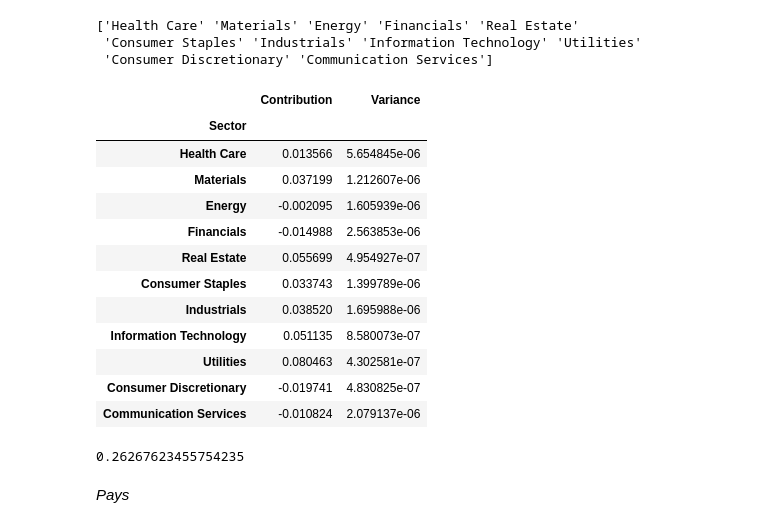
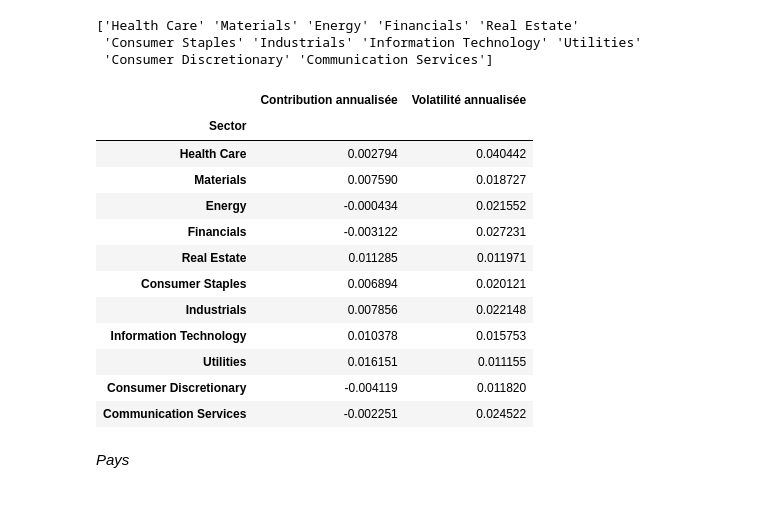
Before and after one commit to YvesAdl/BI_Finance_project, a Jupyter notebook: Facts sheet.ipynb, the cells around one changed output. Drawn from its saved outputs; the diff is of its cells as text; code cells hidden in the pictures.

```diff
--- a/Facts sheet.ipynb
+++ b/Facts sheet.ipynb
@@ -269,0 +271,5 @@ portfolio_mapping
+# %%
+T = 4.830136986
+nb_days_open = 289.2257516
+#pour rappel, on a enlevé les 45 premières dates parce qu'elles comportaient trop de soucis, donc T != 5
+#généré à partir du excel (plus simple pour les calculs de date)
@@ -273,15 +281,17 @@ zone = portfolio_mapping.Geographical_zone.drop_duplicates().values;print(zone)
 ['NORTH AMERICA' 'EUROPE' 'ASIA/PACIFIC']
 # %%
 data_zone = {'Zone':[],
-            'Contribution':[],
-            'Variance':[]}
+            'Contribution annualisée':[],
+            'Volatilité annualisée':[]}
 
 for zones in zone:
     securities = portfolio_mapping[portfolio_mapping.Geographical_zone==zones].index.values
     perf = df.loc[securities,'contribution'].sum()
     var = covar_pondere[securities].loc[securities].sum().sum()
+    perf = (perf+1)**(1/T)-1 #annualisation du rendement
+    var = np.sqrt(var*nb_days_open) #annualisation de la volatilité
     data_zone['Zone'].append(zones)
-    data_zone['Contribution'].append(perf)
-    data_zone['Variance'].append(var)
+    data_zone['Contribution annualisée'].append(perf)
+    data_zone['Volatilité annualisée'].append(var)
 # %%
 df_zone = pd.DataFrame(data_zone)
@@ -308,37 +319,38 @@ sector = portfolio_mapping.Sector.drop_duplicates().values;print(sector)
  'Consumer Discretionary' 'Communication Services']
 # %%
 data_secteur = {'Sector':[],
-            'Contribution':[],
-            'Variance':[]}
+            'Contribution annualisée':[],
+            'Volatilité annualisée':[]}
 
 for sectors in sector:
     securities = portfolio_mapping[portfolio_mapping.Sector==sectors].index.values
     perf = df.loc[securities,'contribution'].sum()
     var = covar_pondere[securities].loc[securities].sum().sum()
+    perf = (perf+1)**(1/T)-1 #annualisation du rendement
+    var = np.sqrt(var*nb_days_open) #annualisation de la volatilité
     data_secteur['Sector'].append(sectors)
-    data_secteur['Contribution'].append(perf)
-    data_secteur['Variance'].append(var)
+    data_secteur['Contribution annualisée'].append(perf)
+    data_secteur['Volatilité annualisée'].append(var)
 # %%
 df_secteur = pd.DataFrame(data_secteur)
-df_secteur.set_index('Sector')
+df_secteur.set_index('Sector', inplace=True)
+df_secteur
 # %% [output]
-|  | Contribution | Variance |
+|  | Contribution annualisée | Volatilité annualisée |
 | Sector |  |  |
-| Health Care | 0.013566 | 5.654845e-06 |
-| Materials | 0.037199 | 1.212607e-06 |
-| Energy | -0.002095 | 1.605939e-06 |
-| Financials | -0.014988 | 2.563853e-06 |
-| Real Estate | 0.055699 | 4.954927e-07 |
-| Consumer Staples | 0.033743 | 1.399789e-06 |
-| Industrials | 0.038520 | 1.695988e-06 |
-| Information Technology | 0.051135 | 8.580073e-07 |
-| Utilities | 0.080463 | 4.302581e-07 |
-| Consumer Discretionary | -0.019741 | 4.830825e-07 |
-| Communication Services | -0.010824 | 2.079137e-06 |
+| Health Care | 0.002794 | 0.040442 |
+| Materials | 0.007590 | 0.018727 |
+| Energy | -0.000434 | 0.021552 |
+| Financials | -0.003122 | 0.027231 |
+| Real Estate | 0.011285 | 0.011971 |
+| Consumer Staples | 0.006894 | 0.020121 |
+| Industrials | 0.007856 | 0.022148 |
+| Information Technology | 0.010378 | 0.015753 |
+| Utilities | 0.016151 | 0.011155 |
+| Consumer Discretionary | -0.004119 | 0.011820 |
+| Communication Services | -0.002251 | 0.024522 |
 # %%
-df_secteur.Contribution.sum() #sanity check, correspond bien à la contribution au global
+#df_secteur.Contribution.sum() #sanity check, correspond bien à la contribution au global
-# %% [output]
-0.26267623455754235
 # %% [markdown]
 *Pays*
 # %%
```
Also changed, not shown: parts of 16 cells of this notebook, 1 other file.
